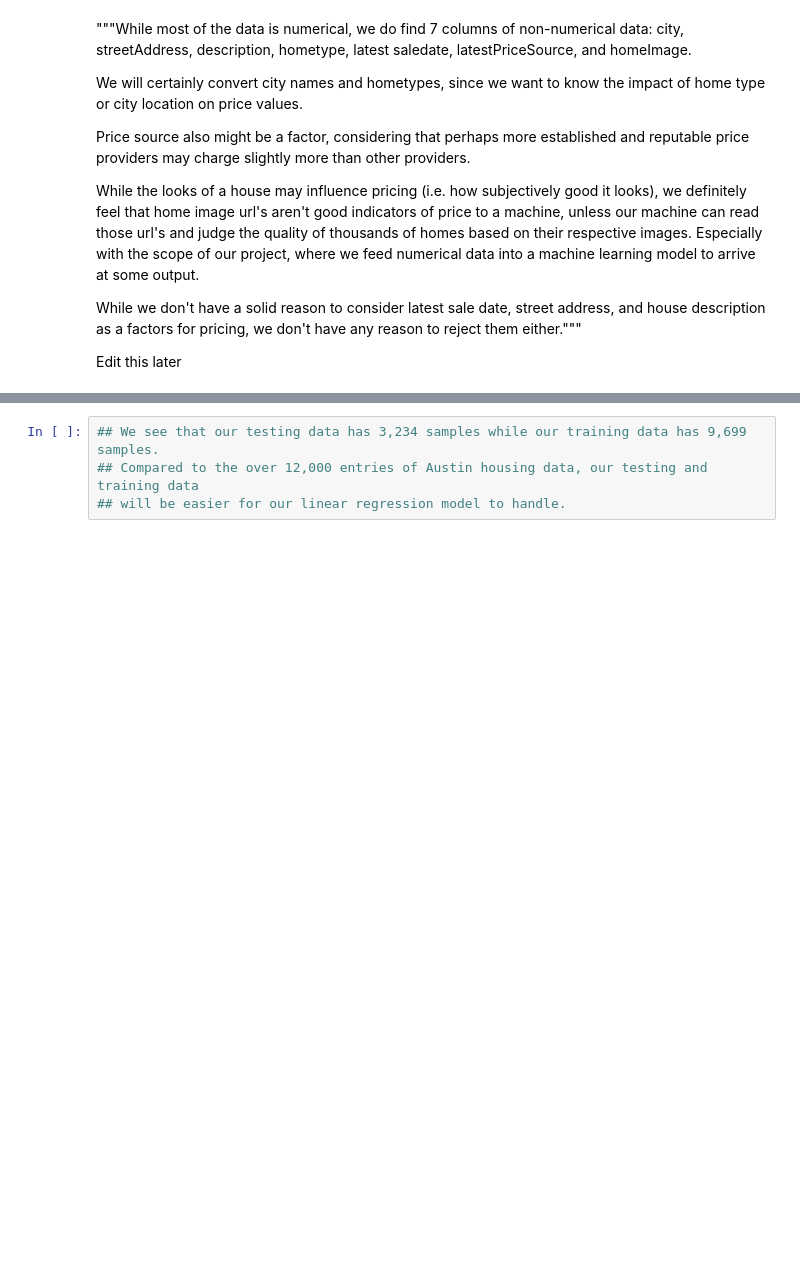
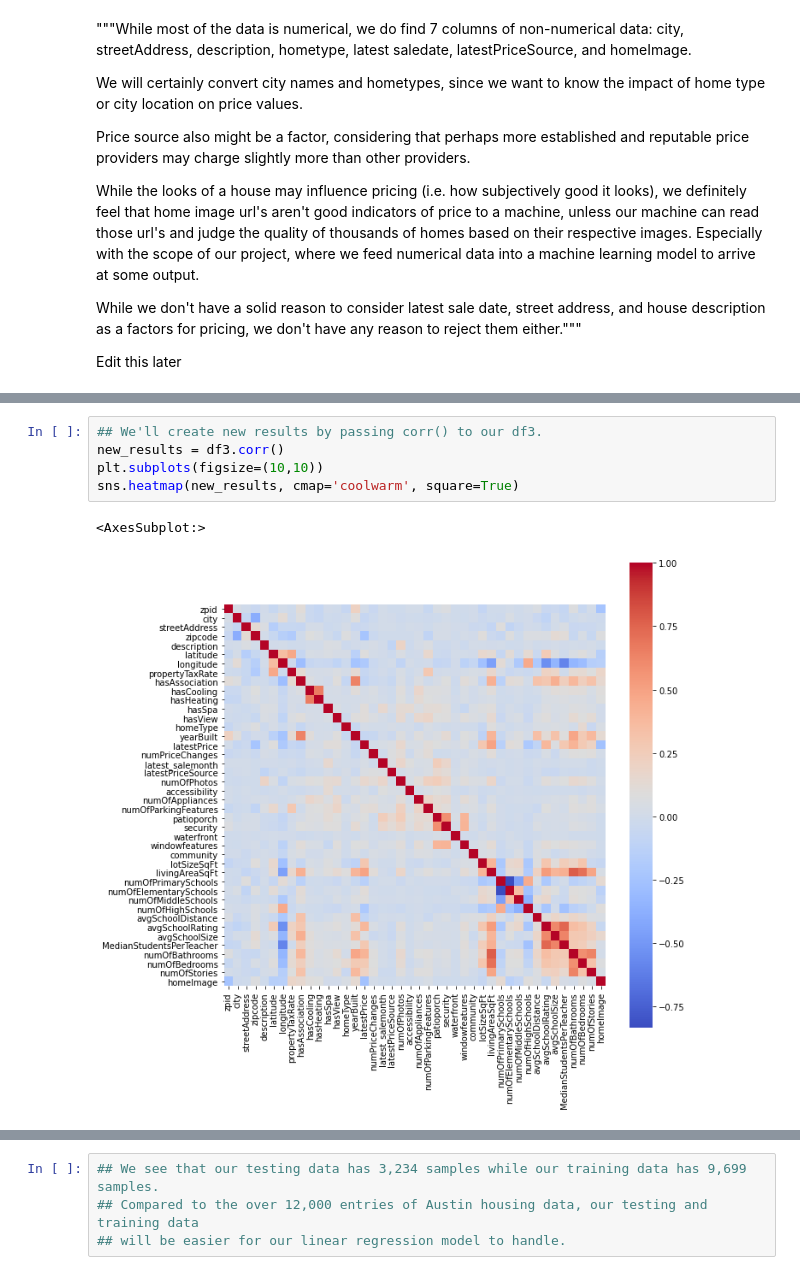
Before and after one commit to dianahandler/Final_Module20_Group3, a Jupyter notebook: Austin-Sklearn-Demonstration_chk.ipynb, the cells around one changed output, grey strips where cells are left out. Saved outputs shown, nothing was run; the diff lists cells and outputs as text; blank space fills up the shorter version.

```diff
--- a/Austin-Sklearn-Demonstration_chk.ipynb
+++ b/Austin-Sklearn-Demonstration_chk.ipynb
@@ -204,2 +274,10 @@ For demonstration sake, however, we will use the top 10 correlated features with
+# %%
+## We'll create new results by passing corr() to our df3.
+new_results = df3.corr()
+plt.subplots(figsize=(10,10))
+sns.heatmap(new_results, cmap='coolwarm', square=True)
+# %% [output]
+<AxesSubplot:>
+[figure, added]
 # %%
 ## We'll prepare our demonstration input data by isolating our dataframe's top 10 correlated columns
```
Also changed, not shown: parts of 48 cells of this notebook.
